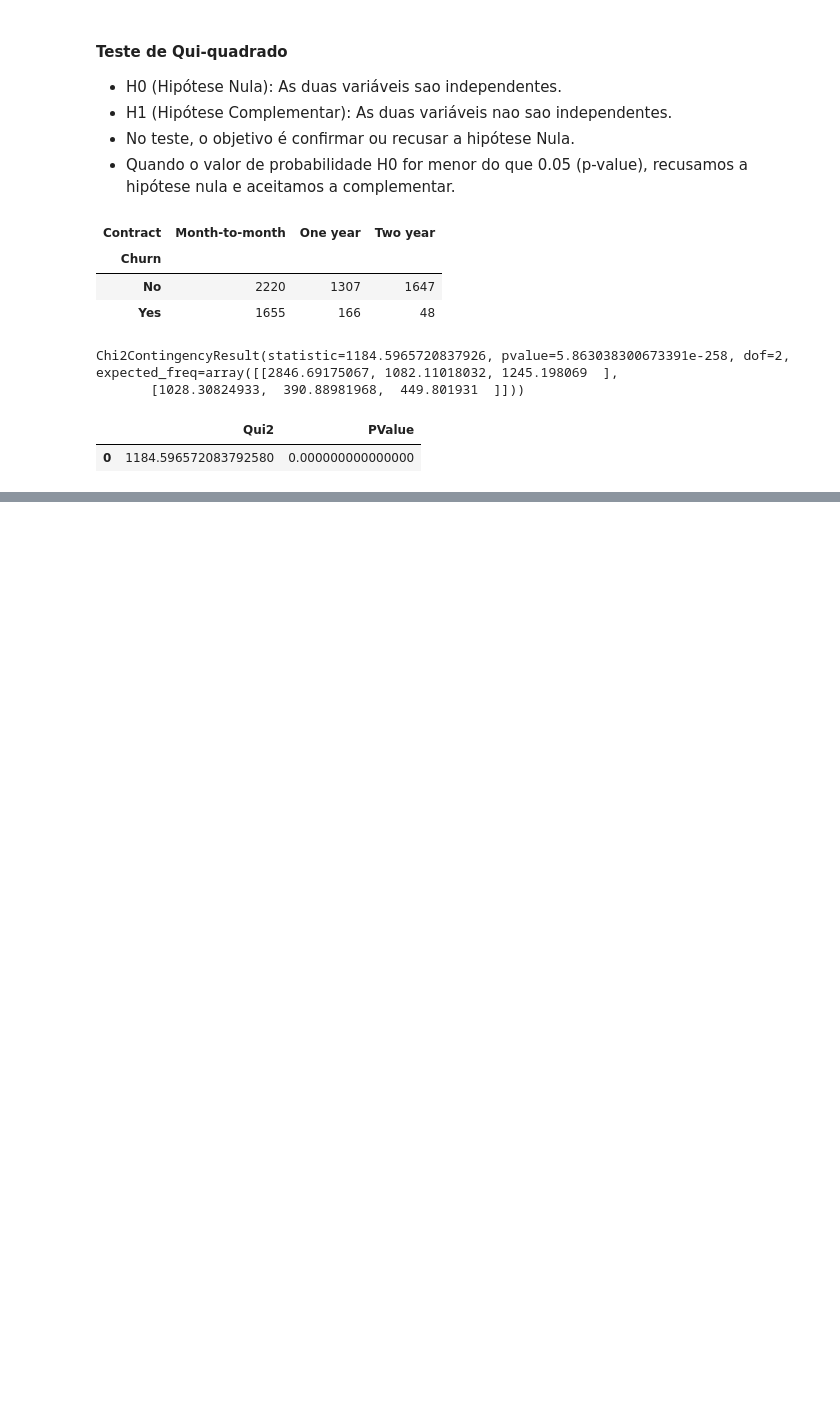
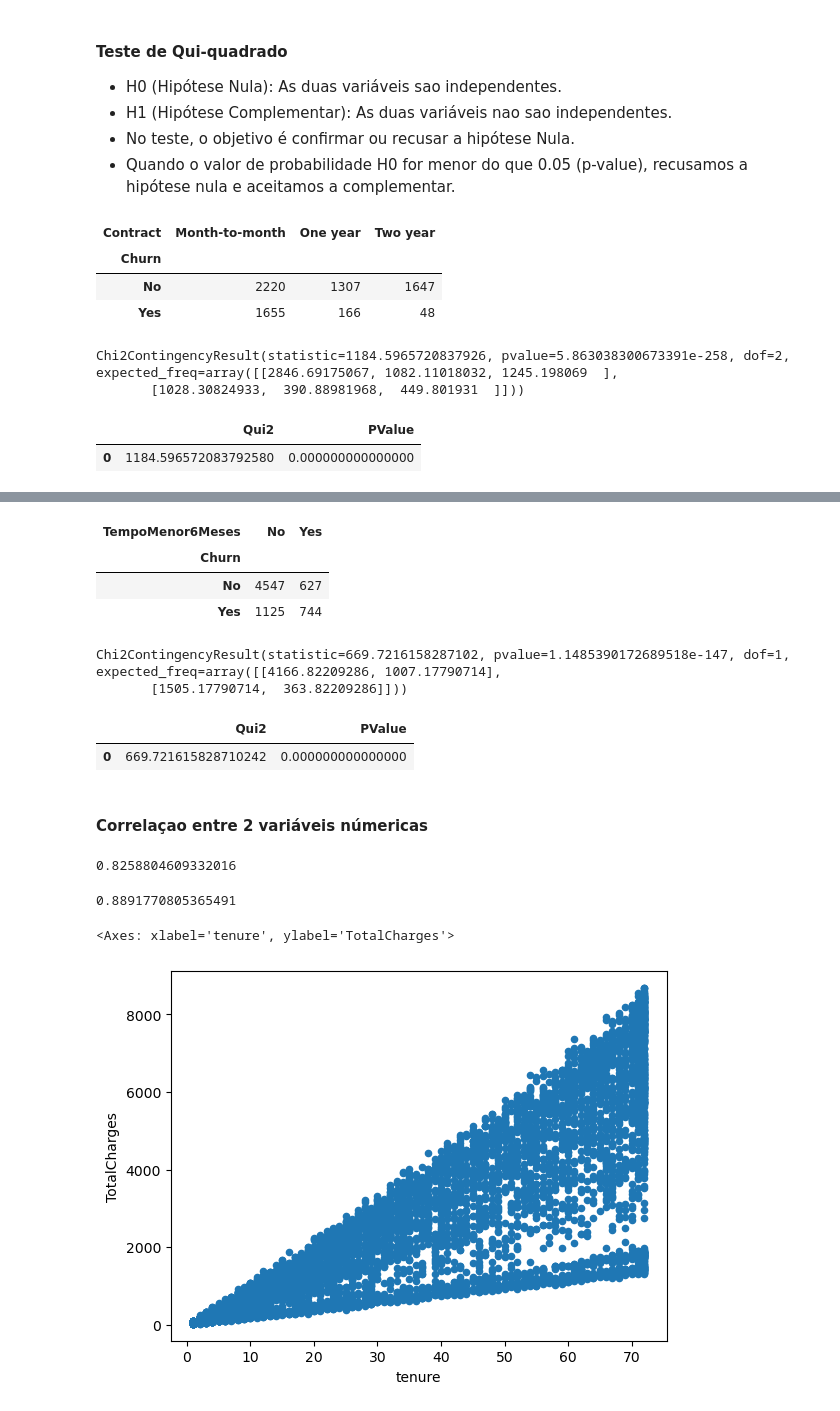
Before and after one commit to JaynneLino/pandas_course_Udemy, a Jupyter notebook: eda/eda.ipynb, the cells around one changed output, grey strips where cells are left out. Drawn from its saved outputs; the diff is of its cells as text; code cells hidden in the pictures; blank space fills up the shorter version.

```diff
--- a/eda/eda.ipynb
+++ b/eda/eda.ipynb
@@ -877,0 +884,4 @@ df_chi_churn
+# %%
+#Criar uma nova variável transformando uma variável quantitativa em qualitativa.
+
+df_final2["TempoMenor6Meses"] = np.where(df_final2["tenure"] < 6, "Yes", "No")
@@ -877,0 +904,18 @@ df_chi_churn
+# %%
+# Criar uma tabela cruzada
+
+df_crosstab_tempo = pd.crosstab(df_final2["Churn"], df_final2["TempoMenor6Meses"])
+df_crosstab_tempo
+# %% [output]
+| TempoMenor6Meses | No | Yes |
+| Churn |  |  |
+| No | 4547 | 627 |
+| Yes | 1125 | 744 |
+# %%
+# Avaliar usando o teste de Qui2
+
+chi_scores = chi2_contingency(df_crosstab_tempo)
+chi_scores
+# %% [output]
+Chi2ContingencyResult(statistic=669.7216158287102, pvalue=1.1485390172689518e-147, dof=1, expected_freq=array([[4166.82209286, 1007.17790714],
+       [1505.17790714,  363.82209286]]))
@@ -877,0 +926,12 @@ df_chi_churn
+# %%
+#Criar uma data frame com os scores
+
+df_chi_chrun = pd.DataFrame({
+    "Qui2" : scores_churn,
+    "PValue" : pvalue_chrun
+})
+
+df_chi_chrun
+# %% [output]
+|  | Qui2 | PValue |
+| 0 | 669.721615828710242 | 0.000000000000000 |
@@ -877,0 +940,22 @@ df_chi_churn
+# %% [markdown]
+#### Correlaçao entre 2 variáveis númericas
+# %%
+#Correlaçao de Pearson
+#Quanto mais tempo de contrato, maior o valor pago
+
+df_final2["tenure"].corr(df_final2["TotalCharges"])
+# %% [output]
+0.8258804609332016
+# %%
+#Método spearman
+
+df_final2["tenure"].corr(df_final2["TotalCharges"], method="spearman")
+# %% [output]
+0.8891770805365491
+# %%
+# Gráfico de dispersao
+
+df_final2.plot.scatter(x="tenure", y="TotalCharges")
+# %% [output]
+<Axes: xlabel='tenure', ylabel='TotalCharges'>
+[figure, added]
```
Also changed, not shown: parts of 6 cells of this notebook.
